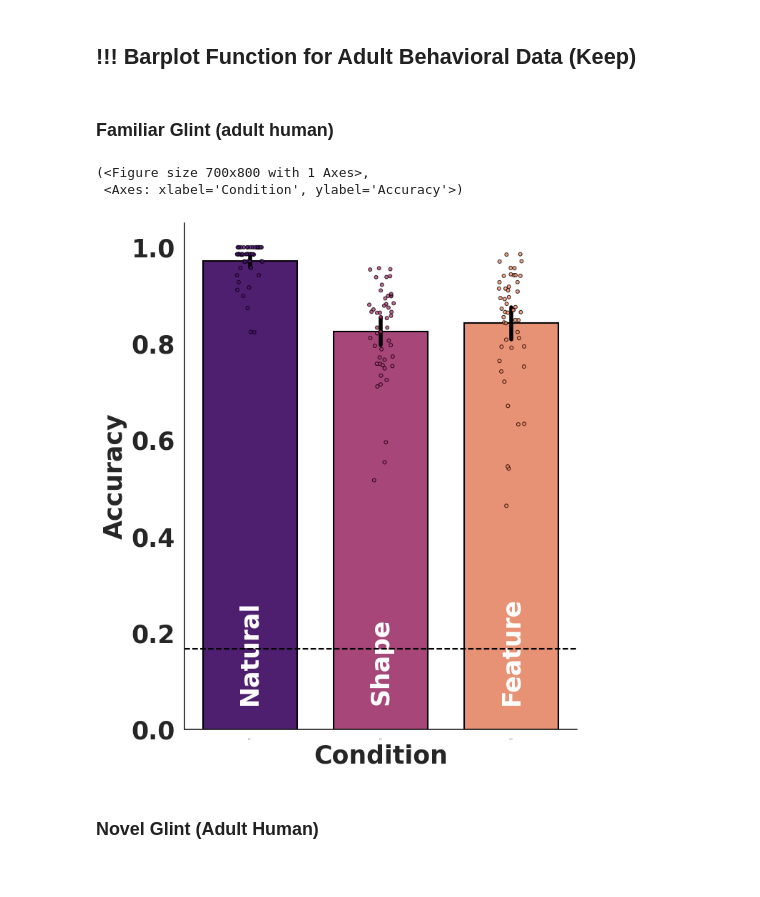
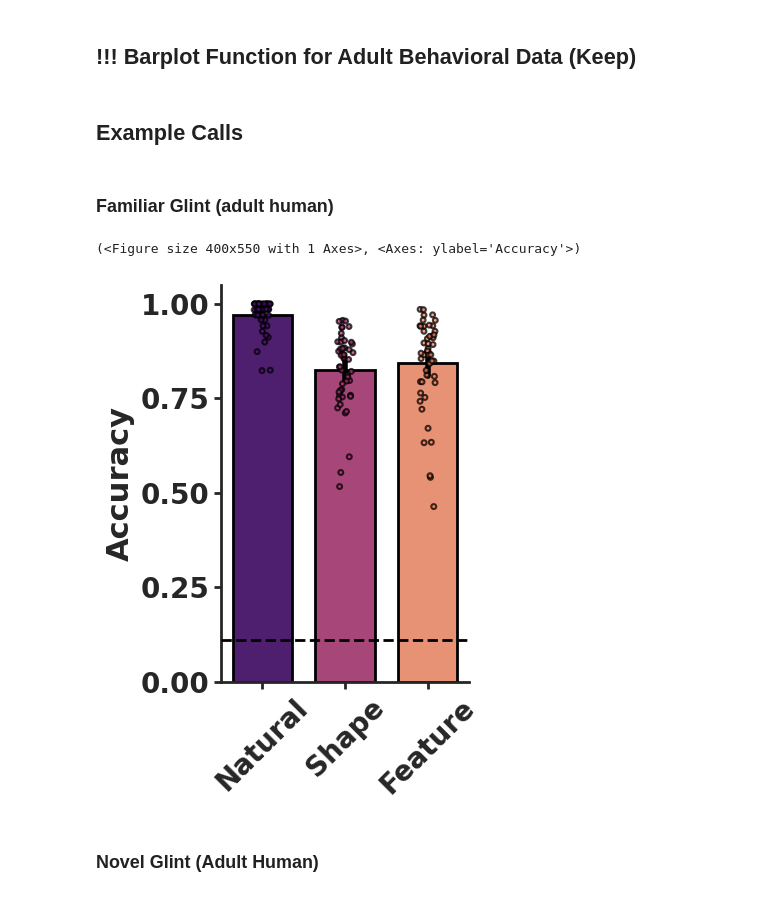
Before and after one commit to ars1399/glint_analysis, a Jupyter notebook: glint_figure_generator.ipynb, the cells around one changed output. Cells and saved outputs as stored; diff of their text form; code cells hidden in the pictures.

```diff
--- a/glint_figure_generator.ipynb
+++ b/glint_figure_generator.ipynb
@@ -301,22 +387,22 @@ def glint_barplot(data, extreme,chance, child_or_adult):
+# %% [markdown]
+## Example Calls
 # %% [markdown]
 ### Familiar Glint (adult human)
-# %%
-
-#Example usage of the functions and barplot
-#In this case human familiar data is being used
-
-#Step 1: Get the chance level and extreme/original label for the experiment
-chance_level, extreme = chance_and_experiment_parameters('familiar', True)
-
-#Step 2: Average across animacy conditions to get one accuracy for each image transformation condition (important for striplot)
-familiar_df = condition_mean(data=human_familiar_data)
-
-# Step 3: Create the barplot with the chance level line
-glint_barplot(data = familiar_df, chance = chance_level, extreme= False, child_or_adult='adult')
-# %% [output]
-(<Figure size 700x800 with 1 Axes>,
- <Axes: xlabel='Condition', ylabel='Accuracy'>)
-[figure, removed]
+# %%
+#Example usage of the functions and barplot
+#In this case human familiar data is being used
+
+#Step 1: Get the chance level and extreme/original label for the experiment
+chance_level, extreme = chance_and_experiment_parameters('familiar', False)
+
+#Step 2: Average across animacy conditions to get one accuracy for each image transformation condition (important for striplot)
+familiar_df = condition_mean(data=human_familiar_data)
+
+# Step 3: Create the barplot with the chance level line
+glint_barplot(data = familiar_df, chance = chance_level, extreme= False, child_or_adult='adult')
+# %% [output]
+(<Figure size 400x550 with 1 Axes>, <Axes: ylabel='Accuracy'>)
+[figure, added]
 # %% [markdown]
 ### Novel Glint (Adult Human)
 # %%
```
Also changed, not shown: parts of 20 cells of this notebook, 2 other files.
